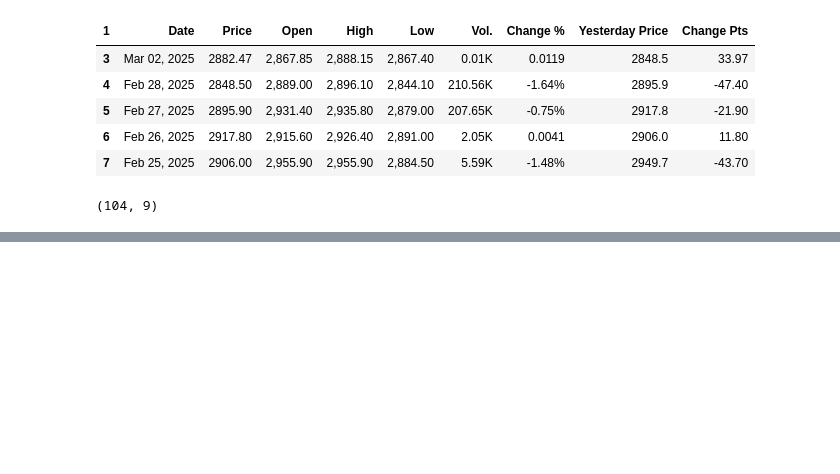
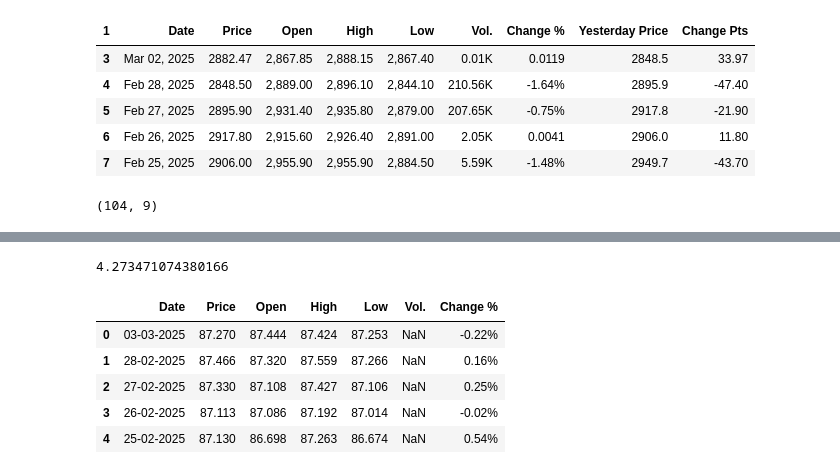
Before and after one commit to Vamsi-Krishna-24/My_Intraday_Analysis, a Jupyter notebook: DATA_Ops/Data_processing/UNDP1.ipynb, the cells around one changed output, grey strips where cells are left out. Drawn from its saved outputs; the diff is of its cells as text; code cells hidden in the pictures; blank space fills up the shorter version.

```diff
--- a/Data_processing/UNDP1.ipynb
+++ b/DATA_Ops/Data_processing/UNDP1.ipynb
@@ -192,0 +266,4 @@ GOLD4.to_csv("/Users/surisettivamsikrishna/Downloads/Vamsi Pc/CODES/Mark 3/Clean
+# %%
+USB['DGS10'].mean()
+# %% [output]
+4.273471074380166
@@ -192,0 +272,10 @@ GOLD4.to_csv("/Users/surisettivamsikrishna/Downloads/Vamsi Pc/CODES/Mark 3/Clean
+# %%
+DINR=pd.read_csv("/Users/surisettivamsikrishna/Downloads/Vamsi Pc/CODES/Mark 3/UNIV DATA/USD_INR.csv")
+DINR.head(5)
+# %% [output]
+|  | Date | Price | Open | High | Low | Vol. | Change % |
+| 0 | 03-03-2025 | 87.270 | 87.444 | 87.424 | 87.253 | NaN | -0.22% |
+| 1 | 28-02-2025 | 87.466 | 87.320 | 87.559 | 87.266 | NaN | 0.16% |
+| 2 | 27-02-2025 | 87.330 | 87.108 | 87.427 | 87.106 | NaN | 0.25% |
+| 3 | 26-02-2025 | 87.113 | 87.086 | 87.192 | 87.014 | NaN | -0.02% |
+| 4 | 25-02-2025 | 87.130 | 86.698 | 87.263 | 86.674 | NaN | 0.54% |
```
Also changed, not shown: parts of 13 cells of this notebook, 13 other files.
